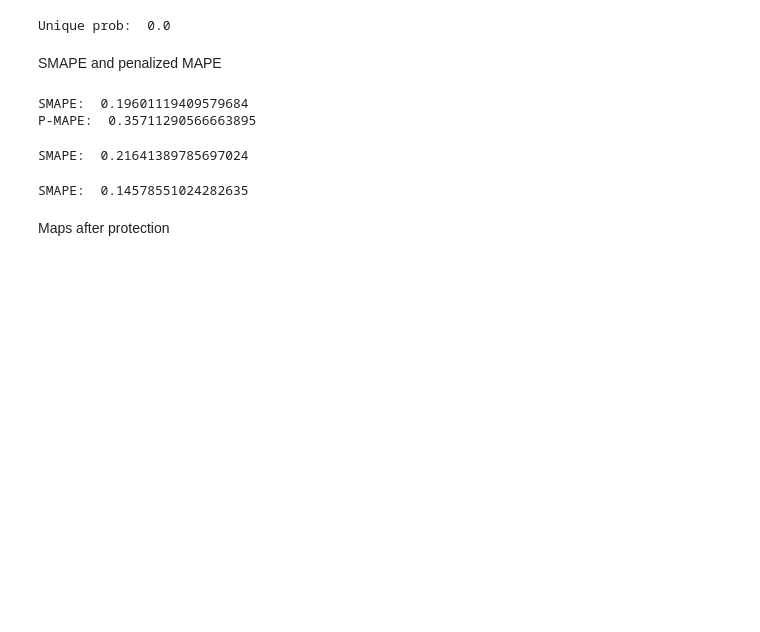
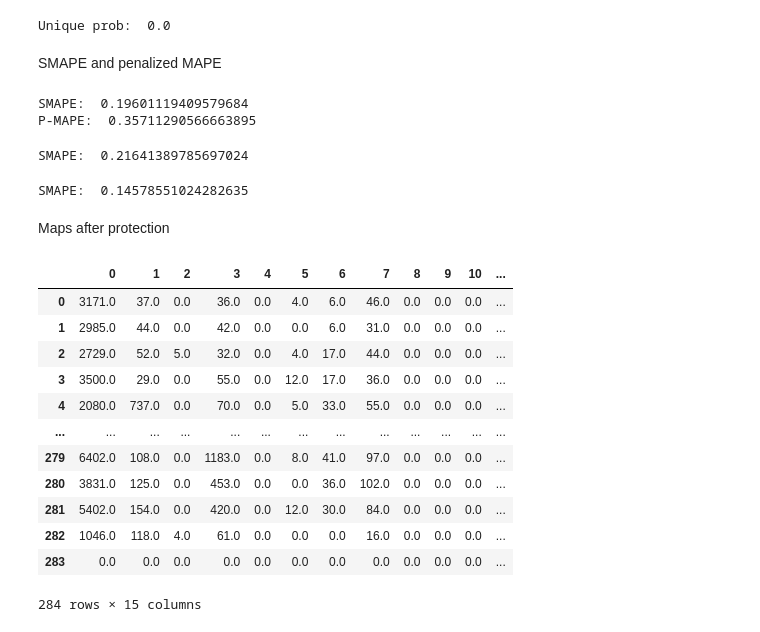
Before and after one commit to linyuehzzz/privacy-framework, a Jupyter notebook: set-coverage-exact-k.ipynb, the cells around one changed output. Cells and saved outputs as stored; diff of their text form; code cells hidden in the pictures; blank space fills up the shorter version.

Commit message:
update data

```diff
--- a/set-coverage-exact-k.ipynb
+++ b/set-coverage-exact-k.ipynb
@@ -613,3 +613,29 @@ print("SMAPE: ", np.sum(delta3) / (I * K3))
 SMAPE:  0.14578551024282635
 # %% [markdown]
 Maps after protection
+# %%
+A2_new = np.empty([I, K2])
+for k2 in range(K2):
+    for j in range(I):
+        sum = 0
+        for i in V[k]:
+            if i != j:
+                sum += theta2_all[i, j, k2] * A2[i, k2]
+        A2_new[j, k2] = theta2_all[j, j, k2] * A2[j, k2] + sum
+A2_new = pd.DataFrame(A2_new)
+A2_new["TRACT"] = hist2["TRACT"]
+A2_new
+# %% [output]
+|  | 0 | 1 | 2 | 3 | 4 | 5 | 6 | 7 | 8 | 9 | 10 | ... |
+| 0 | 3171.0 | 37.0 | 0.0 | 36.0 | 0.0 | 4.0 | 6.0 | 46.0 | 0.0 | 0.0 | 0.0 | ... |
+| 1 | 2985.0 | 44.0 | 0.0 | 42.0 | 0.0 | 0.0 | 6.0 | 31.0 | 0.0 | 0.0 | 0.0 | ... |
+| 2 | 2729.0 | 52.0 | 5.0 | 32.0 | 0.0 | 4.0 | 17.0 | 44.0 | 0.0 | 0.0 | 0.0 | ... |
+| 3 | 3500.0 | 29.0 | 0.0 | 55.0 | 0.0 | 12.0 | 17.0 | 36.0 | 0.0 | 0.0 | 0.0 | ... |
+| 4 | 2080.0 | 737.0 | 0.0 | 70.0 | 0.0 | 5.0 | 33.0 | 55.0 | 0.0 | 0.0 | 0.0 | ... |
+| ... | ... | ... | ... | ... | ... | ... | ... | ... | ... | ... | ... | ... |
+| 279 | 6402.0 | 108.0 | 0.0 | 1183.0 | 0.0 | 8.0 | 41.0 | 97.0 | 0.0 | 0.0 | 0.0 | ... |
+| 280 | 3831.0 | 125.0 | 0.0 | 453.0 | 0.0 | 0.0 | 36.0 | 102.0 | 0.0 | 0.0 | 0.0 | ... |
+| 281 | 5402.0 | 154.0 | 0.0 | 420.0 | 0.0 | 12.0 | 30.0 | 84.0 | 0.0 | 0.0 | 0.0 | ... |
+| 282 | 1046.0 | 118.0 | 4.0 | 61.0 | 0.0 | 0.0 | 0.0 | 16.0 | 0.0 | 0.0 | 0.0 | ... |
+| 283 | 0.0 | 0.0 | 0.0 | 0.0 | 0.0 | 0.0 | 0.0 | 0.0 | 0.0 | 0.0 | 0.0 | ... |
+284 rows × 15 columns
```
Also changed, not shown: 2 other files.
